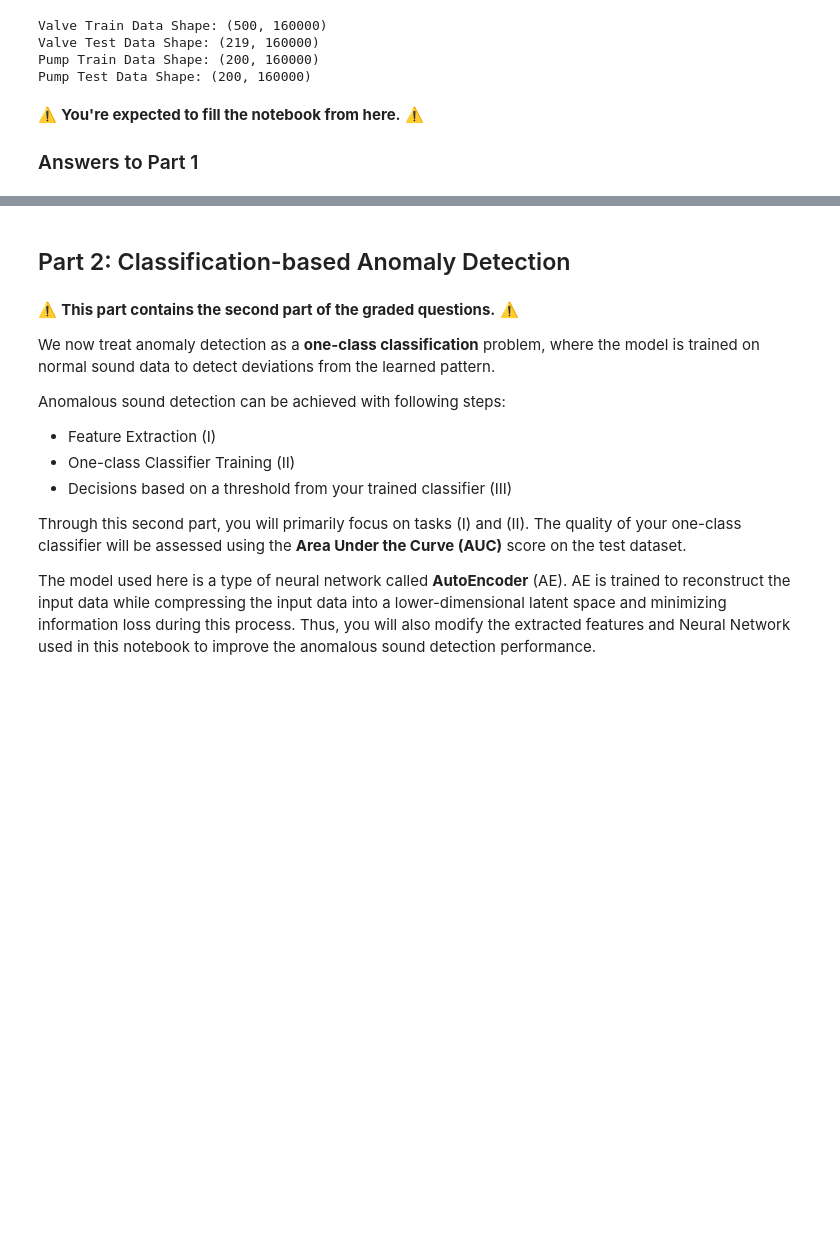
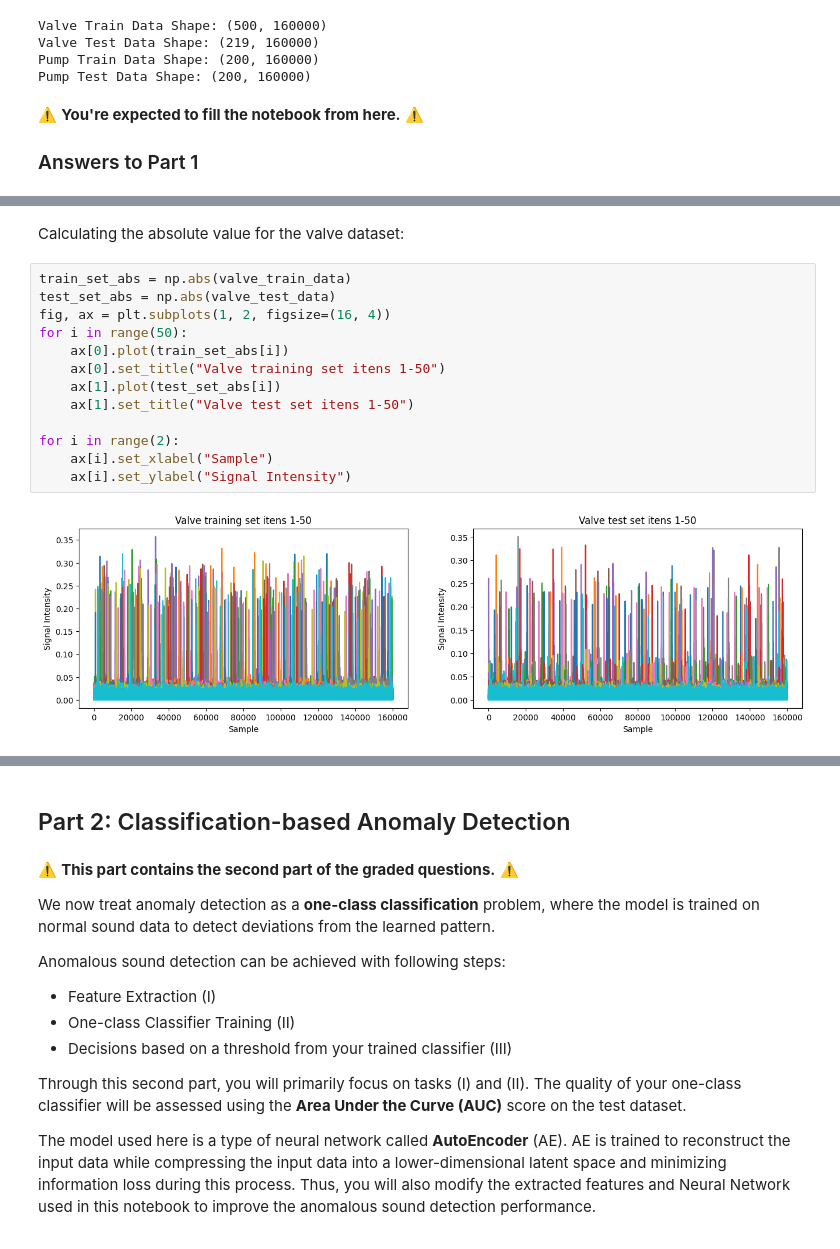
Before and after one commit to piefek1/MLPMProject, a Jupyter notebook: notebooks/Assignment 1/Assignment_1.ipynb, the cells around one changed output, grey strips where cells are left out. Saved outputs shown, nothing was run; the diff lists cells and outputs as text; blank space fills up the shorter version.

```diff
--- a/notebooks/Assignment 1/Assignment_1.ipynb
+++ b/notebooks/Assignment 1/Assignment_1.ipynb
@@ -881,0 +897,17 @@ Pump Test Data Shape: (200, 160000)
+# %% [markdown]
+Calculating the absolute value for the valve dataset:
+# %%
+train_set_abs = np.abs(valve_train_data)
+test_set_abs = np.abs(valve_test_data)
+fig, ax = plt.subplots(1, 2, figsize=(16, 4))
+for i in range(50):
+    ax[0].plot(train_set_abs[i])
+    ax[0].set_title("Valve training set itens 1-50")
+    ax[1].plot(test_set_abs[i])
+    ax[1].set_title("Valve test set itens 1-50")
+
+for i in range(2):
+    ax[i].set_xlabel("Sample")
+    ax[i].set_ylabel("Signal Intensity")
+# %% [output]
+[figure, added]
```
Also changed, not shown: parts of 6 cells of this notebook.
